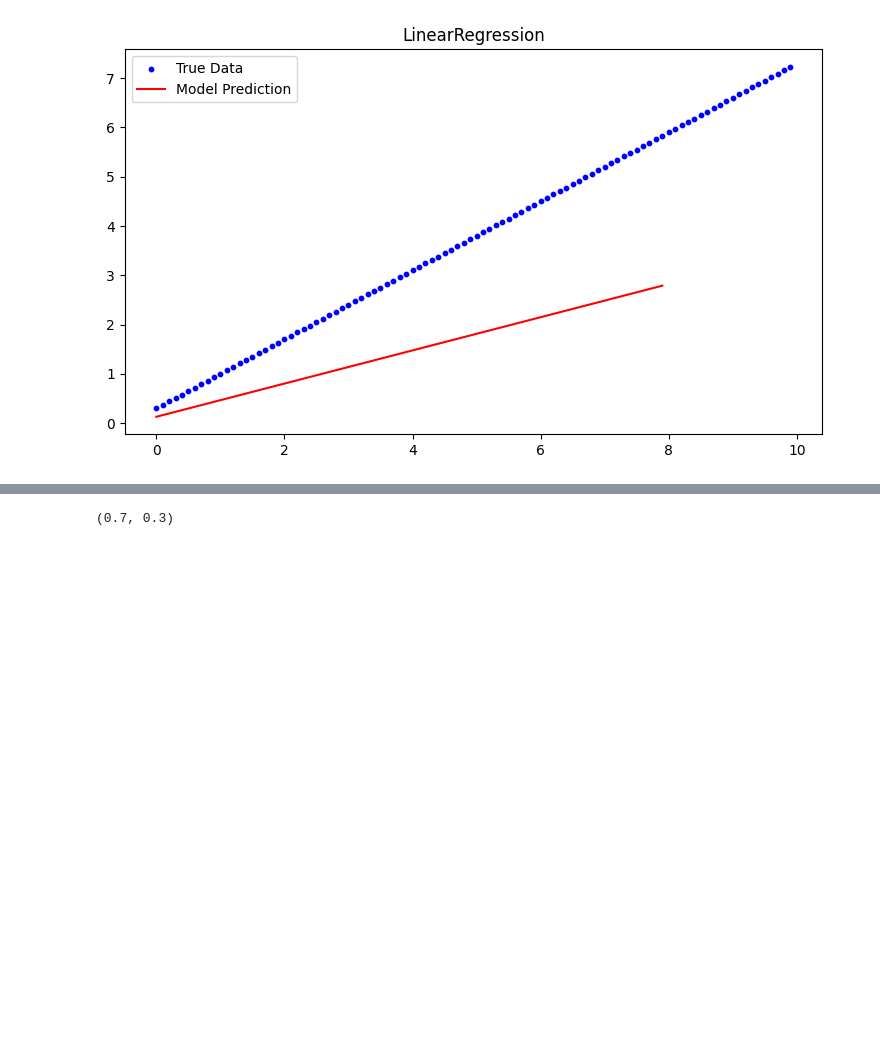
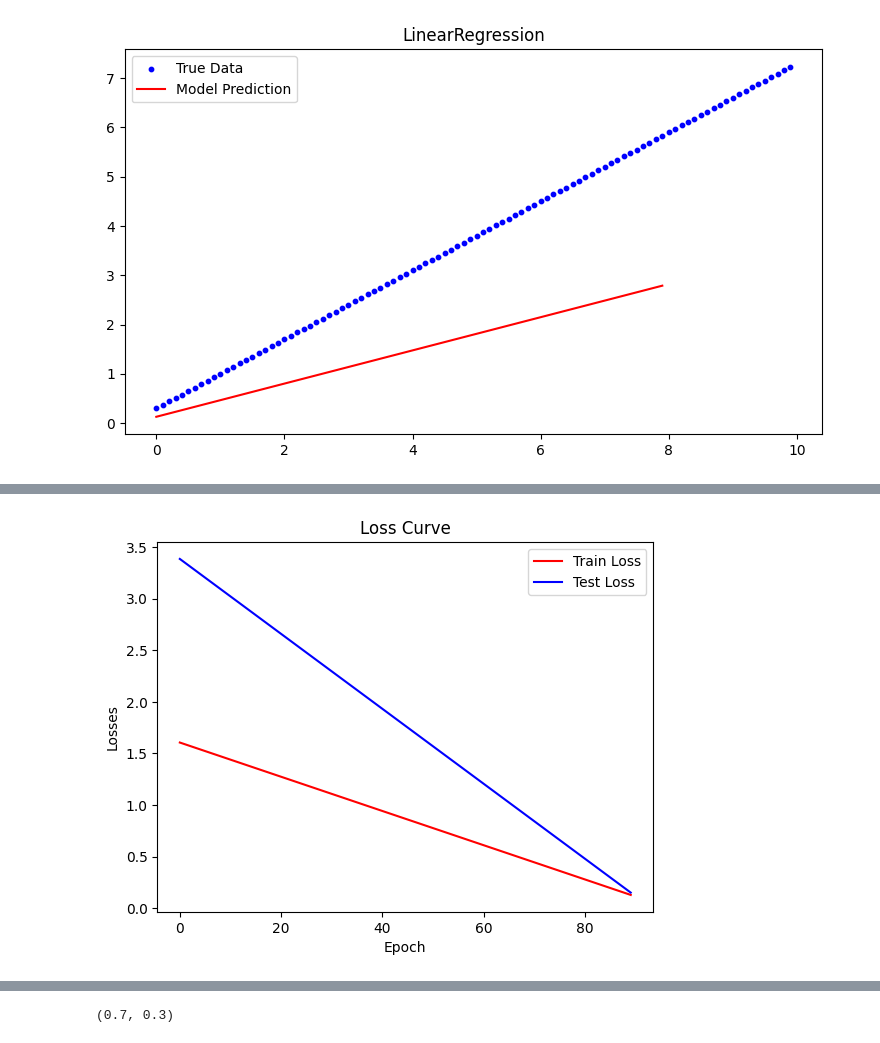
Before and after one commit to axiomchronicles/neural_network_learning, a Jupyter notebook: PyTorch_Learning/pathway_02.ipynb, the cells around one changed output, grey strips where cells are left out. Saved outputs shown, nothing was run; the diff lists cells and outputs as text; code cells hidden in the pictures; blank space fills up the shorter version.

```diff
--- a/PyTorch_Learning/pathway_02.ipynb
+++ b/PyTorch_Learning/pathway_02.ipynb
@@ -116,3 +122,15 @@ Epoch: 090 | Loss: 0.07883352786302567 | Test Loss: 0.042029570788145065
+# %%
+## Loss Curve Plot
+
+plt.plot(epoch_loop, losses, label="Train Loss", color="red")
+plt.plot(epoch_loop, test_losses, label="Test Loss", color="blue")
+plt.xlabel("Epoch")
+plt.ylabel("Losses")
+plt.legend()
+plt.title("Loss Curve")
+plt.show()
+# %% [output]
+[figure, added]
 # %%
 model.state_dict()
 # %% [output]
```
Also changed, not shown: parts of 3 cells of this notebook.
